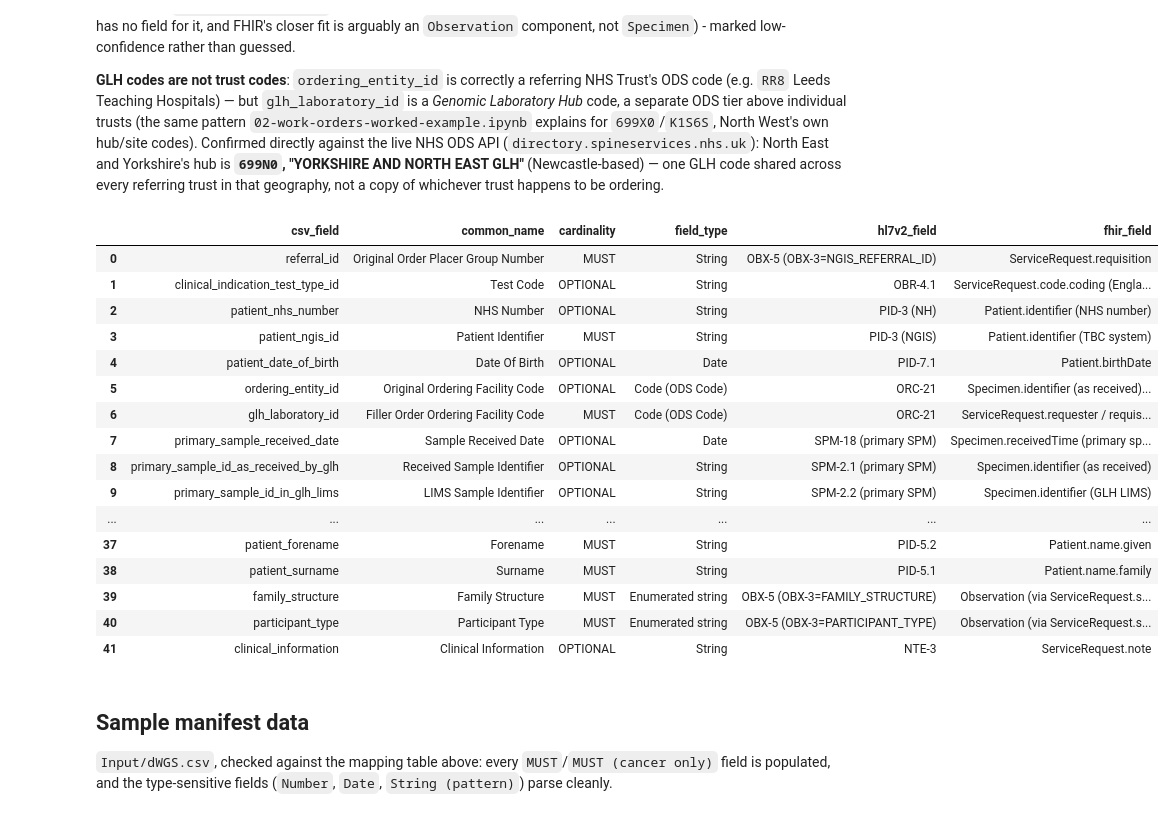
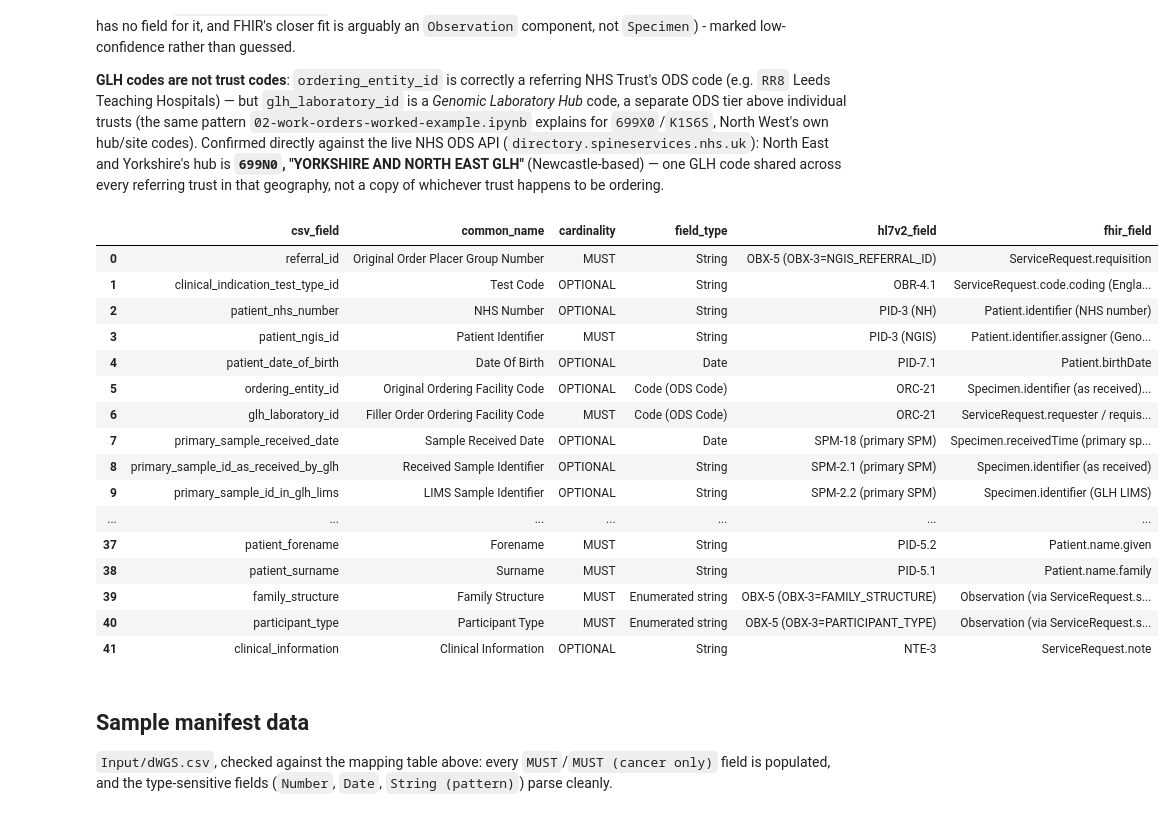
Before and after one commit to nw-gmsa/Testing, a Jupyter notebook: notebooks/08-subcontracted-laboratory-order-from-external-glh.ipynb, the cells around one changed output. Saved outputs shown, nothing was run; the diff lists cells and outputs as text; code cells hidden in the pictures.

```diff
--- a/notebooks/08-subcontracted-laboratory-order-from-external-glh.ipynb
+++ b/notebooks/08-subcontracted-laboratory-order-from-external-glh.ipynb
@@ -68,7 +135,7 @@ FIELD_MAPPING = [
     ("patient_nhs_number", "NHS Number", "OPTIONAL", "String",
      "PID-3 (NH)", "Patient.identifier (NHS number)"),
     ("patient_ngis_id", "Patient Identifier", "MUST", "String",
-     "PID-3 (NGIS)", "Patient.identifier (TBC system)"),
+     "PID-3 (NGIS)", "Patient.identifier.assigner (Genomics England, ODS 8J834)"),
     ("patient_date_of_birth", "Date Of Birth", "OPTIONAL", "Date",
      "PID-7.1", "Patient.birthDate"),
     ("ordering_entity_id", "Original Ordering Facility Code", "OPTIONAL", "Code (ODS Code)",
@@ -104,34 +171,34 @@ FIELD_MAPPING = [
     ("glh_percentage_DNA_over_23kb", "DNA Fragment Size", "OPTIONAL", "Number", "", ""),
     ("glh_qc_status", "QC Status", "OPTIONAL", "String", "", ""),
     ("glh_sample_dispatch_date", "Dispatch Date", "OPTIONAL", "Date", "", ""),
     ("glh_sample_consignment_number", "Consignment Number", "OPTIONAL", "String", "", ""),
     ("plating_organisation", "Plating Organisation", "OPTIONAL", "Enum", "", ""),
     ("gmc_rack_id", "Rack Identifier", "OPTIONAL", "String", "", ""),
     ("gmc_rack_well", "Rack Well Position", "OPTIONAL", "String (pattern)", "", ""),
     ("dna_extraction_protocol", "DNA Extraction Method", "OPTIONAL", "String", "", ""),
     ("prolonged_sample_storage", "Sample Storage Method", "OPTIONAL", "String", "", ""),
     ("retrospective_sample", "Retrospective Sample Flag", "OPTIONAL", "Enum", "", ""),
     ("approved_by", "Approved By", "OPTIONAL", "String", "", ""),
     ("patient_forename", "Forename", "MUST", "String", "PID-5.2", "Patient.name.given"),
     ("patient_surname", "Surname", "MUST", "String", "PID-5.1", "Patient.name.family"),
     ("family_structure", "Family Structure", "MUST", "Enumerated string",
      "OBX-5 (OBX-3=FAMILY_STRUCTURE)", "Observation (via ServiceRequest.supportingInfo)"),
     ("participant_type", "Participant Type", "MUST", "Enumerated string",
      "OBX-5 (OBX-3=PARTICIPANT_TYPE)", "Observation (via ServiceRequest.supportingInfo)"),
     ("clinical_information", "Clinical Information", "OPTIONAL", "String", "NTE-3", "ServiceRequest.note"),
 ]
 
 field_mapping_df = pd.DataFrame(
     FIELD_MAPPING,
     columns=["csv_field", "common_name", "cardinality", "field_type", "hl7v2_field", "fhir_field"],
 )
 field_mapping_df
 # %% [output]
 |  | csv_field | common_name | cardinality | field_type | hl7v2_field | fhir_field |
 | 0 | referral_id | Original Order Placer Group Number | MUST | String | OBX-5 (OBX-3=NGIS_REFERRAL_ID) | ServiceRequest.requisition |
 | 1 | clinical_indication_test_type_id | Test Code | OPTIONAL | String | OBR-4.1 | ServiceRequest.code.coding (Engla... |
 | 2 | patient_nhs_number | NHS Number | OPTIONAL | String | PID-3 (NH) | Patient.identifier (NHS number) |
-| 3 | patient_ngis_id | Patient Identifier | MUST | String | PID-3 (NGIS) | Patient.identifier (TBC system) |
+| 3 | patient_ngis_id | Patient Identifier | MUST | String | PID-3 (NGIS) | Patient.identifier.assigner (Geno... |
 | 4 | patient_date_of_birth | Date Of Birth | OPTIONAL | Date | PID-7.1 | Patient.birthDate |
 | 5 | ordering_entity_id | Original Ordering Facility Code | OPTIONAL | Code (ODS Code) | ORC-21 | Specimen.identifier (as received)... |
 | 6 | glh_laboratory_id | Filler Order Ordering Facility Code | MUST | Code (ODS Code) | ORC-21 | ServiceRequest.requester / requis... |
```
Also changed, not shown: parts of 4 cells of this notebook.
